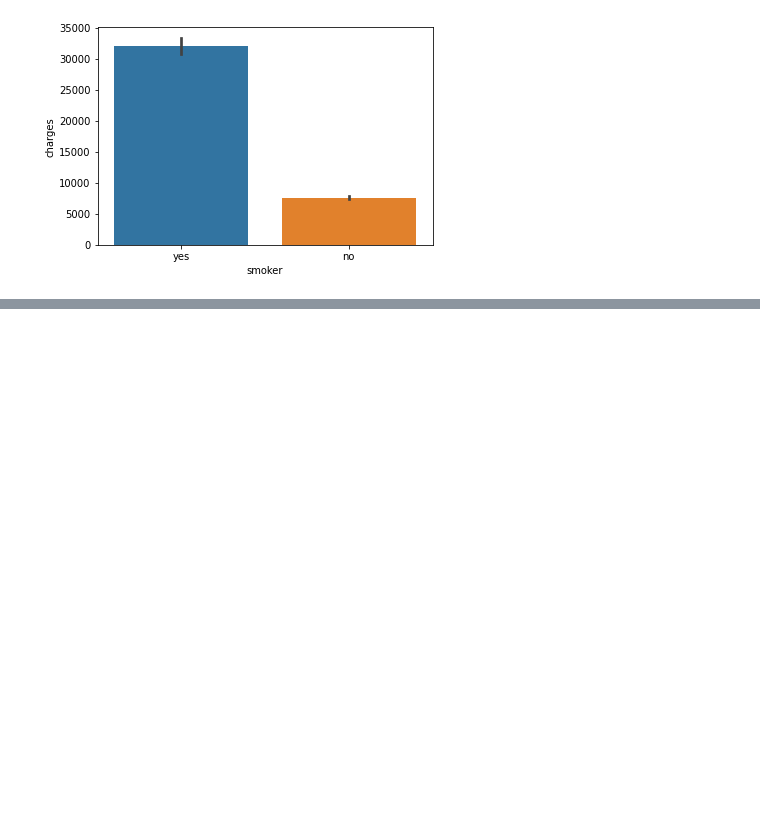
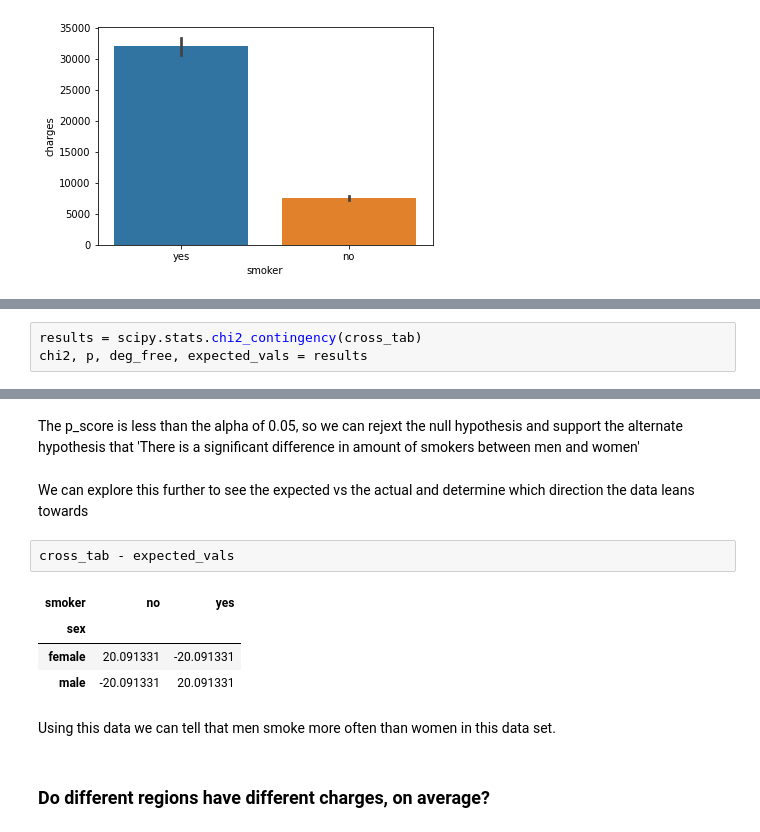
Before and after one commit to SeraphDev6/Hypothesis_Testing_with_Insurance_Data, a Jupyter notebook: Hypothesis_testing.ipynb, the cells around one changed output, grey strips where cells are left out. Saved outputs shown, nothing was run; the diff lists cells and outputs as text; blank space fills up the shorter version.

```diff
--- a/Hypothesis_testing.ipynb
+++ b/Hypothesis_testing.ipynb
@@ -124,0 +171,3 @@ This barchart helps illustrate this point quite nicely.
+# %%
+results = scipy.stats.chi2_contingency(cross_tab)
+chi2, p, deg_free, expected_vals = results
@@ -124,0 +178,15 @@ This barchart helps illustrate this point quite nicely.
+# %% [markdown]
+The p_score is less than the alpha of 0.05, so we can rejext the null hypothesis and support the alternate hypothesis that 'There is a significant difference in amount of smokers between men and women'
+# %% [markdown]
+We can explore this further to see the expected vs the actual and determine which direction the data leans towards
+# %%
+cross_tab - expected_vals
+# %% [output]
+| smoker | no | yes |
+| sex |  |  |
+| female | 20.091331 | -20.091331 |
+| male | -20.091331 | 20.091331 |
+# %% [markdown]
+Using this data we can tell that men smoke more often than women in this data set.
+# %% [markdown]
+### Do different regions have different charges, on average?
```
Also changed, not shown: parts of 20 cells of this notebook.
